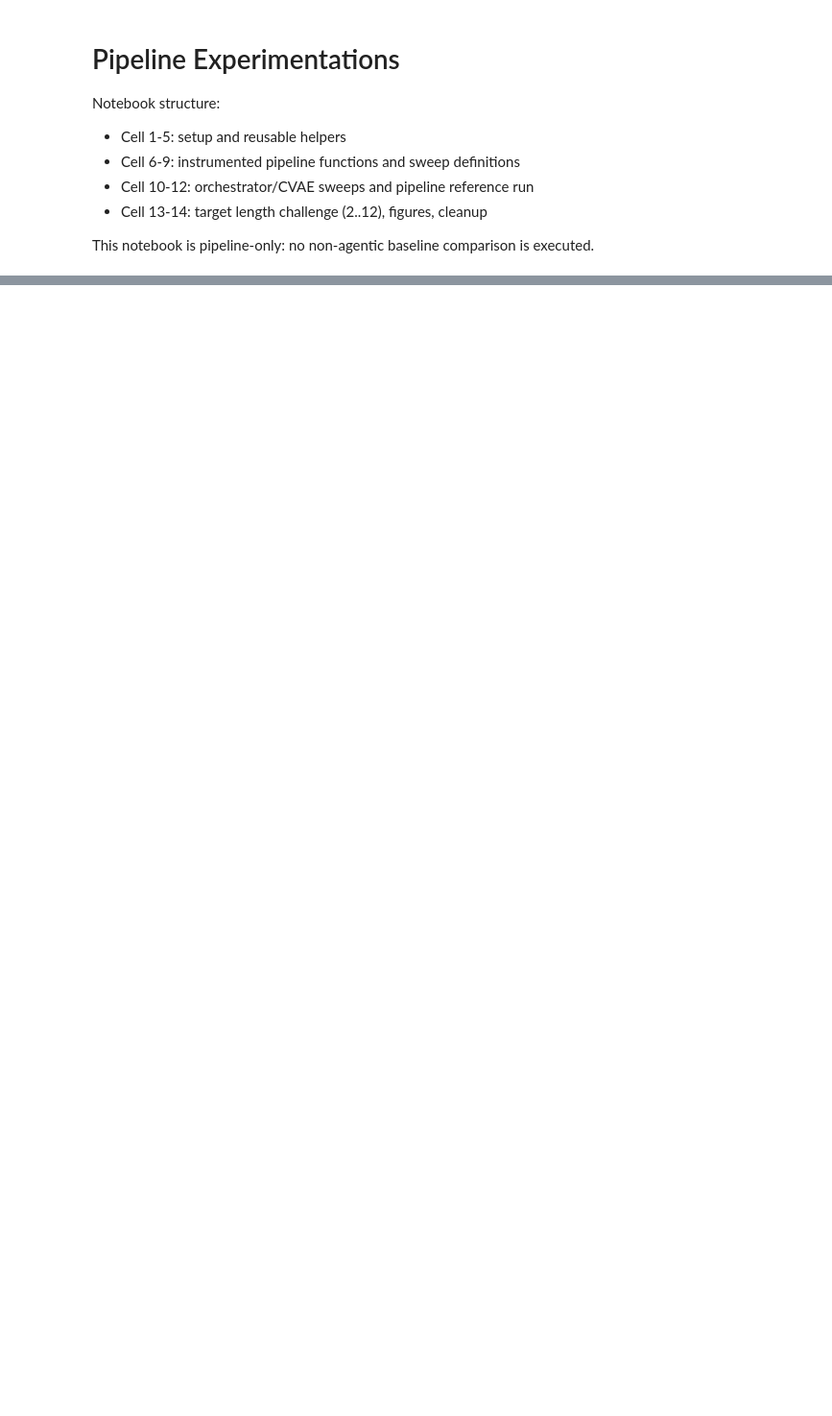
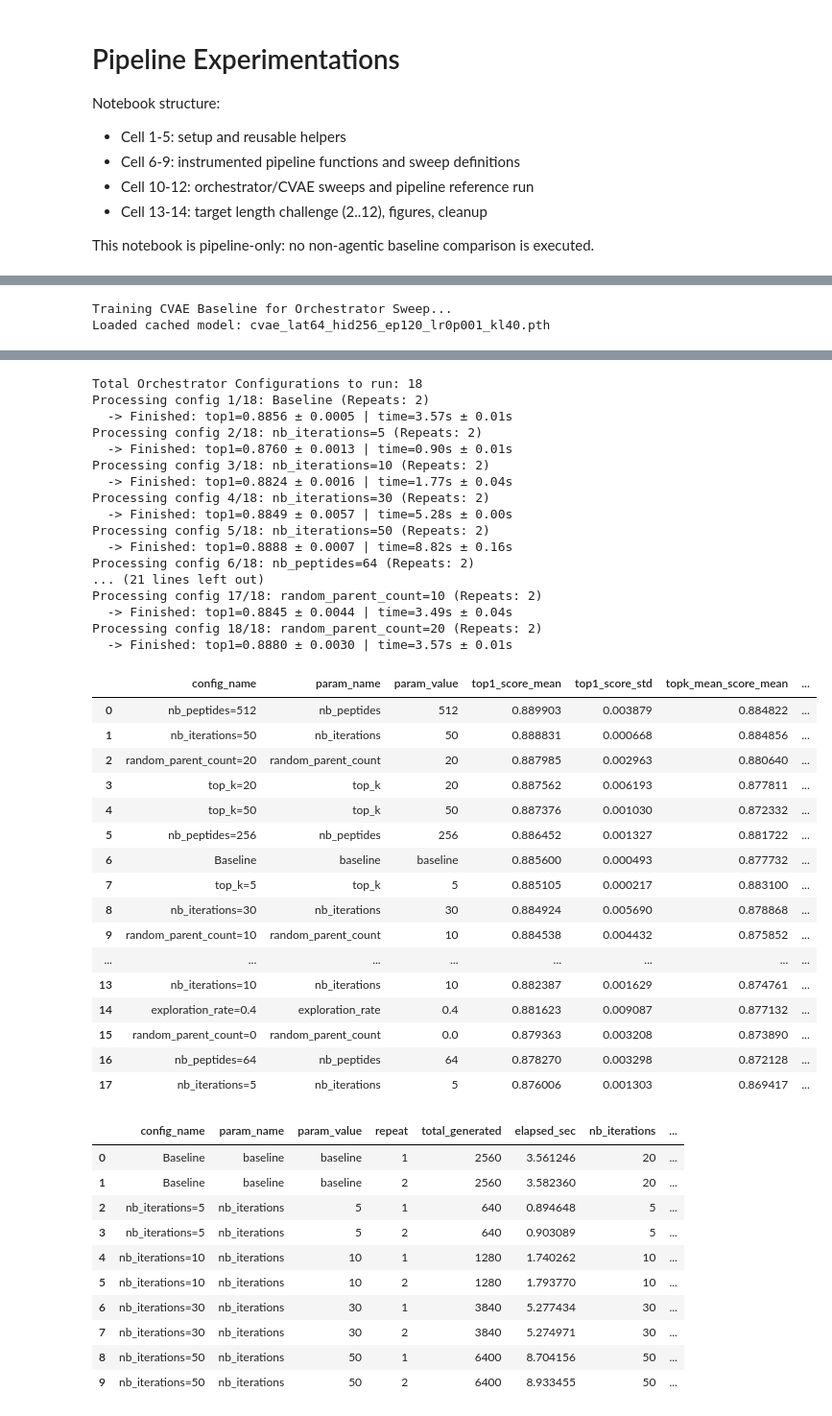
Before and after one commit to Roirtur/multi-expert-peptide-pipeline, a Jupyter notebook: notebooks/pipeline_experimentations.ipynb, the cells around one changed output, grey strips where cells are left out. Shown at 96% size. Cells and saved outputs as stored; diff of their text form; code cells hidden in the pictures; blank space fills up the shorter version.

```diff
--- a/notebooks/pipeline_experimentations.ipynb
+++ b/notebooks/pipeline_experimentations.ipynb
@@ -511,6 +530,7 @@ if RUN_ORCHESTRATOR_SWEEP:
         param_val = task['param_value']
 
         per_cfg_metrics = []
+        per_cfg_times = []
         total_generated = int(run_cfg['nb_iterations'] * run_cfg['nb_peptides'])
 
         print(f"Processing config {i}/{len(experiment_tasks)}: {task['name']} (Repeats: {REPEATS})")
@@ -527,6 +547,7 @@ if RUN_ORCHESTRATOR_SWEEP:
 
             chemist = build_chemist_from_target(TARGET)
 
+            run_start = time.perf_counter()
             top_rows, trace_df = run_instrumented_pipeline(
                 generator=fixed_model,
                 chemist=chemist,
@@ -538,9 +559,11 @@ if RUN_ORCHESTRATOR_SWEEP:
                 exploration_rate=run_cfg['exploration_rate'],
                 random_parent_count=run_cfg['random_parent_count'],
             )
+            elapsed_sec = float(time.perf_counter() - run_start)
 
             metrics = summarize_topk(top_rows)
             per_cfg_metrics.append(metrics)
+            per_cfg_times.append(elapsed_sec)
 
             orchestrator_records.append(
                 {
@@ -549,7 +572,8 @@ if RUN_ORCHESTRATOR_SWEEP:
                     'param_value': param_val,
                     'repeat': rep,
                     'total_generated': total_generated,
-                    **run_cfg, # Log all parameters
+                    'elapsed_sec': elapsed_sec,
+                    **run_cfg,  # Log all parameters
                     **metrics,
                 }
             )
@@ -558,12 +582,15 @@ if RUN_ORCHESTRATOR_SWEEP:
                 trace_df = trace_df.copy()
                 trace_df['config_name'] = task['name']
                 trace_df['repeat'] = rep
+                trace_df['elapsed_sec'] = elapsed_sec
                 orchestrator_traces.append(trace_df)
 
         top1_vals = [m['top1_score'] for m in per_cfg_metrics]
         mean_top1 = np.mean(top1_vals)
         std_top1 = np.std(top1_vals, ddof=1) if len(top1_vals) > 1 else 0.0
-        print(f"  -> Finished: top1={mean_top1:.4f} ± {std_top1:.4f}")
+        mean_time = np.mean(per_cfg_times) if per_cfg_times else 0.0
+        std_time = np.std(per_cfg_times, ddof=1) if len(per_cfg_times) > 1 else 0.0
+        print(f"  -> Finished: top1={mean_top1:.4f} ± {std_top1:.4f} | time={mean_time:.2f}s ± {std_time:.2f}s")
 
 orchestrator_raw_df = pd.DataFrame(orchestrator_records)
 orchestrator_trace_df = pd.concat(orchestrator_traces, ignore_index=True) if orchestrator_traces else pd.DataFrame()
@@ -580,6 +607,7 @@ if not orchestrator_raw_df.empty:
         'validity_rate': ['mean', 'std'],
         'unique_ratio': ['mean', 'std'],
         'mean_pairwise_distance': ['mean', 'std'],
+        'elapsed_sec': ['mean', 'std'],
         'total_generated': 'first'
     })
     orchestrator_results_df.columns = ['_'.join(c).strip('_') for c in orchestrator_results_df.columns]
@@ -590,3 +618,6 @@ if not orchestrator_raw_df.empty:
 
 display(orchestrator_results_df)
 display(orchestrator_raw_df.head(10))
+# %% [output]
+Training CVAE Baseline for Orchestrator Sweep...
+Loaded cached model: cvae_lat64_hid256_ep120_lr0p001_kl40.pth
@@ -593,3 +639,48 @@ display(orchestrator_raw_df.head(10))
+Total Orchestrator Configurations to run: 18
+Processing config 1/18: Baseline (Repeats: 2)
+  -> Finished: top1=0.8856 ± 0.0005 | time=3.57s ± 0.01s
+Processing config 2/18: nb_iterations=5 (Repeats: 2)
+  -> Finished: top1=0.8760 ± 0.0013 | time=0.90s ± 0.01s
+Processing config 3/18: nb_iterations=10 (Repeats: 2)
+  -> Finished: top1=0.8824 ± 0.0016 | time=1.77s ± 0.04s
+Processing config 4/18: nb_iterations=30 (Repeats: 2)
+  -> Finished: top1=0.8849 ± 0.0057 | time=5.28s ± 0.00s
+Processing config 5/18: nb_iterations=50 (Repeats: 2)
+  -> Finished: top1=0.8888 ± 0.0007 | time=8.82s ± 0.16s
+Processing config 6/18: nb_peptides=64 (Repeats: 2)
+... (21 lines left out)
+Processing config 17/18: random_parent_count=10 (Repeats: 2)
+  -> Finished: top1=0.8845 ± 0.0044 | time=3.49s ± 0.04s
+Processing config 18/18: random_parent_count=20 (Repeats: 2)
+  -> Finished: top1=0.8880 ± 0.0030 | time=3.57s ± 0.01s
+|  | config_name | param_name | param_value | top1_score_mean | top1_score_std | topk_mean_score_mean | ... |
+| 0 | nb_peptides=512 | nb_peptides | 512 | 0.889903 | 0.003879 | 0.884822 | ... |
+| 1 | nb_iterations=50 | nb_iterations | 50 | 0.888831 | 0.000668 | 0.884856 | ... |
+| 2 | random_parent_count=20 | random_parent_count | 20 | 0.887985 | 0.002963 | 0.880640 | ... |
+| 3 | top_k=20 | top_k | 20 | 0.887562 | 0.006193 | 0.877811 | ... |
+| 4 | top_k=50 | top_k | 50 | 0.887376 | 0.001030 | 0.872332 | ... |
+| 5 | nb_peptides=256 | nb_peptides | 256 | 0.886452 | 0.001327 | 0.881722 | ... |
+| 6 | Baseline | baseline | baseline | 0.885600 | 0.000493 | 0.877732 | ... |
+| 7 | top_k=5 | top_k | 5 | 0.885105 | 0.000217 | 0.883100 | ... |
+| 8 | nb_iterations=30 | nb_iterations | 30 | 0.884924 | 0.005690 | 0.878868 | ... |
+| 9 | random_parent_count=10 | random_parent_count | 10 | 0.884538 | 0.004432 | 0.875852 | ... |
+| ... | ... | ... | ... | ... | ... | ... | ... |
+| 13 | nb_iterations=10 | nb_iterations | 10 | 0.882387 | 0.001629 | 0.874761 | ... |
+| 14 | exploration_rate=0.4 | exploration_rate | 0.4 | 0.881623 | 0.009087 | 0.877132 | ... |
+| 15 | random_parent_count=0 | random_parent_count | 0.0 | 0.879363 | 0.003208 | 0.873890 | ... |
+| 16 | nb_peptides=64 | nb_peptides | 64 | 0.878270 | 0.003298 | 0.872128 | ... |
+| 17 | nb_iterations=5 | nb_iterations | 5 | 0.876006 | 0.001303 | 0.869417 | ... |
+|  | config_name | param_name | param_value | repeat | total_generated | elapsed_sec | nb_iterations | ... |
+| 0 | Baseline | baseline | baseline | 1 | 2560 | 3.561246 | 20 | ... |
+| 1 | Baseline | baseline | baseline | 2 | 2560 | 3.582360 | 20 | ... |
+| 2 | nb_iterations=5 | nb_iterations | 5 | 1 | 640 | 0.894648 | 5 | ... |
+| 3 | nb_iterations=5 | nb_iterations | 5 | 2 | 640 | 0.903089 | 5 | ... |
+| 4 | nb_iterations=10 | nb_iterations | 10 | 1 | 1280 | 1.740262 | 10 | ... |
+| 5 | nb_iterations=10 | nb_iterations | 10 | 2 | 1280 | 1.793770 | 10 | ... |
+| 6 | nb_iterations=30 | nb_iterations | 30 | 1 | 3840 | 5.277434 | 30 | ... |
+| 7 | nb_iterations=30 | nb_iterations | 30 | 2 | 3840 | 5.274971 | 30 | ... |
+| 8 | nb_iterations=50 | nb_iterations | 50 | 1 | 6400 | 8.704156 | 50 | ... |
+| 9 | nb_iterations=50 | nb_iterations | 50 | 2 | 6400 | 8.933455 | 50 | ... |
 # %%
 cvae_records = []
 
```
Also changed, not shown: parts of 9 cells of this notebook.
